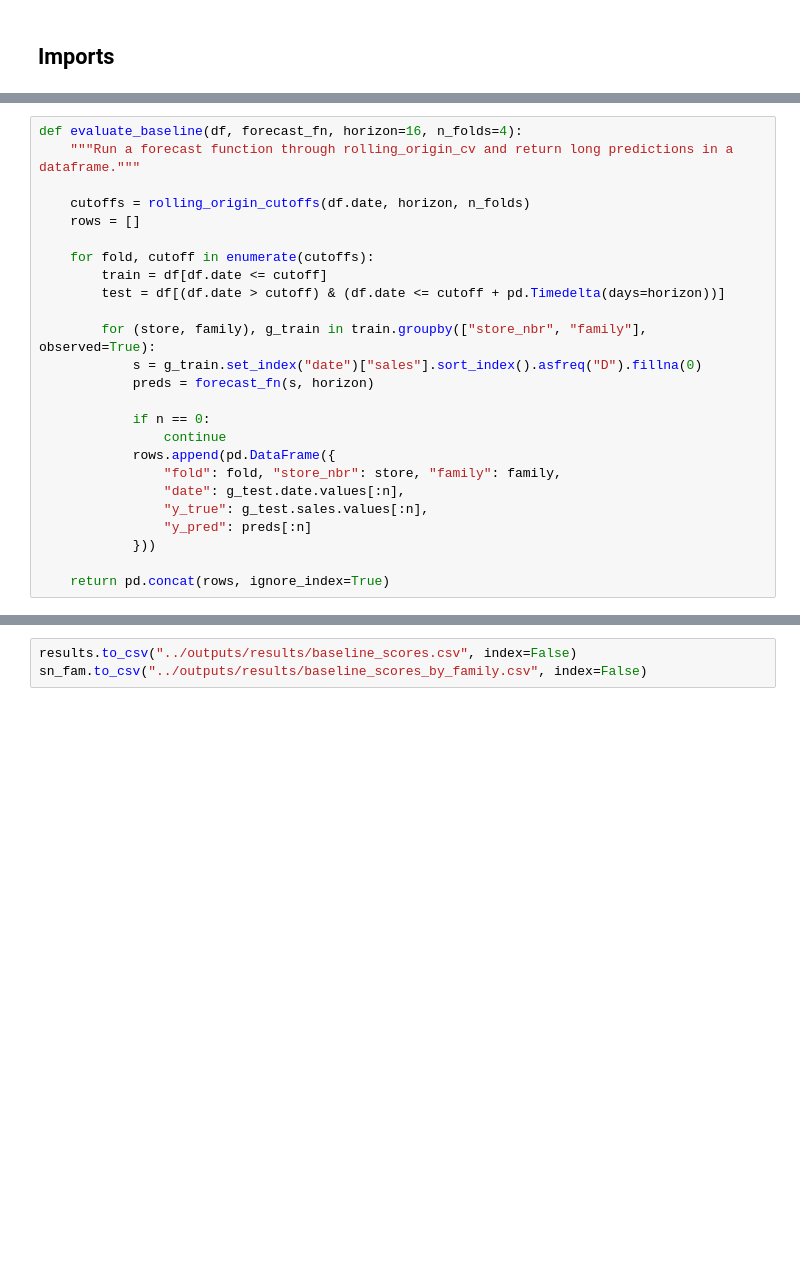
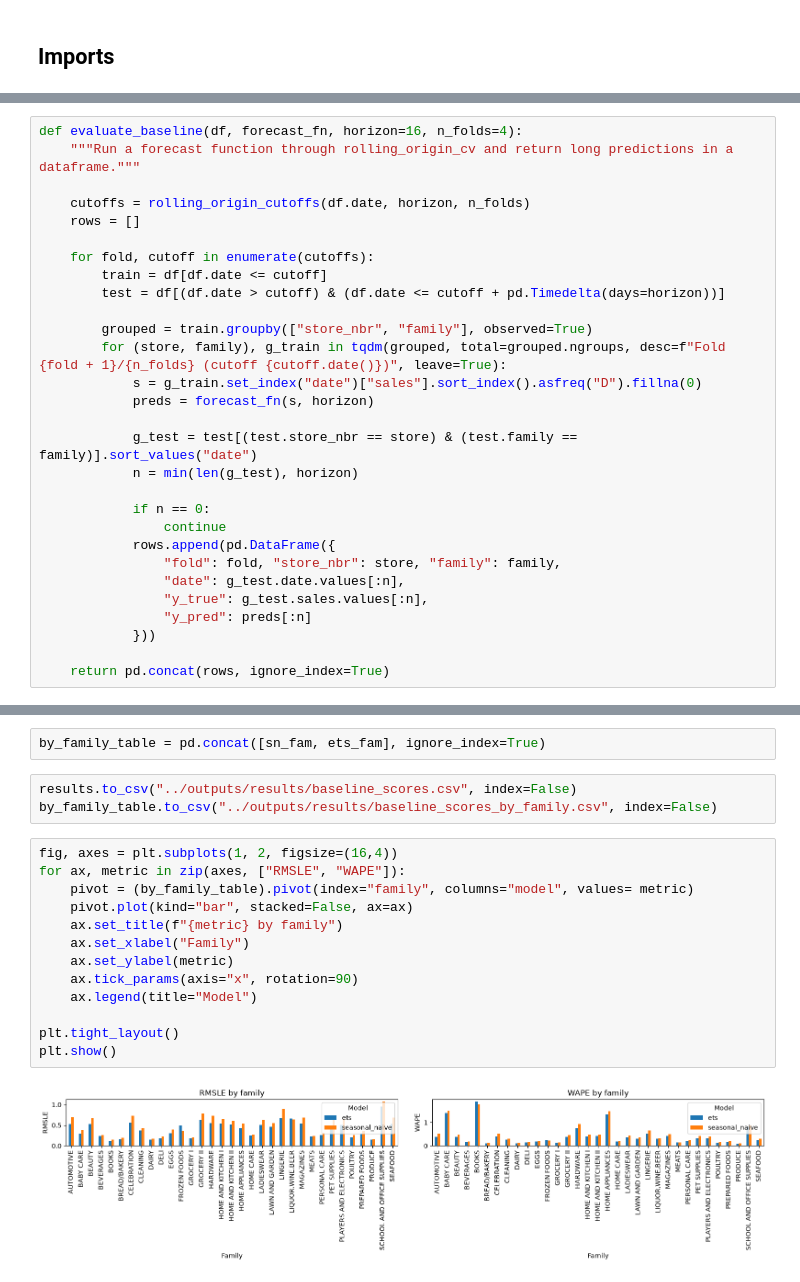
Before and after one commit to jandersen12/favorita-demand-forecasting, a Jupyter notebook: notebooks/02-baselines.ipynb, the cells around one changed output, grey strips where cells are left out. Saved outputs shown, nothing was run; the diff lists cells and outputs as text; blank space fills up the shorter version.

Commit message:
PHASE 2: Finish baseline models and analysis

```diff
--- a/notebooks/02-baselines.ipynb
+++ b/notebooks/02-baselines.ipynb
@@ -39,9 +46,13 @@ def evaluate_baseline(df, forecast_fn, horizon=16, n_folds=4):
         train = df[df.date <= cutoff]
         test = df[(df.date > cutoff) & (df.date <= cutoff + pd.Timedelta(days=horizon))]
 
-        for (store, family), g_train in train.groupby(["store_nbr", "family"], observed=True):
+        grouped = train.groupby(["store_nbr", "family"], observed=True)
+        for (store, family), g_train in tqdm(grouped, total=grouped.ngroups, desc=f"Fold {fold + 1}/{n_folds} (cutoff {cutoff.date()})", leave=True):
             s = g_train.set_index("date")["sales"].sort_index().asfreq("D").fillna(0)
             preds = forecast_fn(s, horizon)
+
+            g_test = test[(test.store_nbr == store) & (test.family == family)].sort_values("date")
+            n = min(len(g_test), horizon)
 
             if n == 0:
                 continue
@@ -65,3 +80,20 @@ print(results)
+# %%
+by_family_table = pd.concat([sn_fam, ets_fam], ignore_index=True)
 # %%
 results.to_csv("../outputs/results/baseline_scores.csv", index=False)
-sn_fam.to_csv("../outputs/results/baseline_scores_by_family.csv", index=False)
+by_family_table.to_csv("../outputs/results/baseline_scores_by_family.csv", index=False)
+# %%
+fig, axes = plt.subplots(1, 2, figsize=(16,4))
+for ax, metric in zip(axes, ["RMSLE", "WAPE"]):
+    pivot = (by_family_table).pivot(index="family", columns="model", values= metric)
+    pivot.plot(kind="bar", stacked=False, ax=ax)
+    ax.set_title(f"{metric} by family")
+    ax.set_xlabel("Family")
+    ax.set_ylabel(metric)
+    ax.tick_params(axis="x", rotation=90)
+    ax.legend(title="Model")
+
+plt.tight_layout()
+plt.show()
+# %% [output]
+[figure, added]
```
Also changed, not shown: parts of 7 cells of this notebook, 2 other files.
